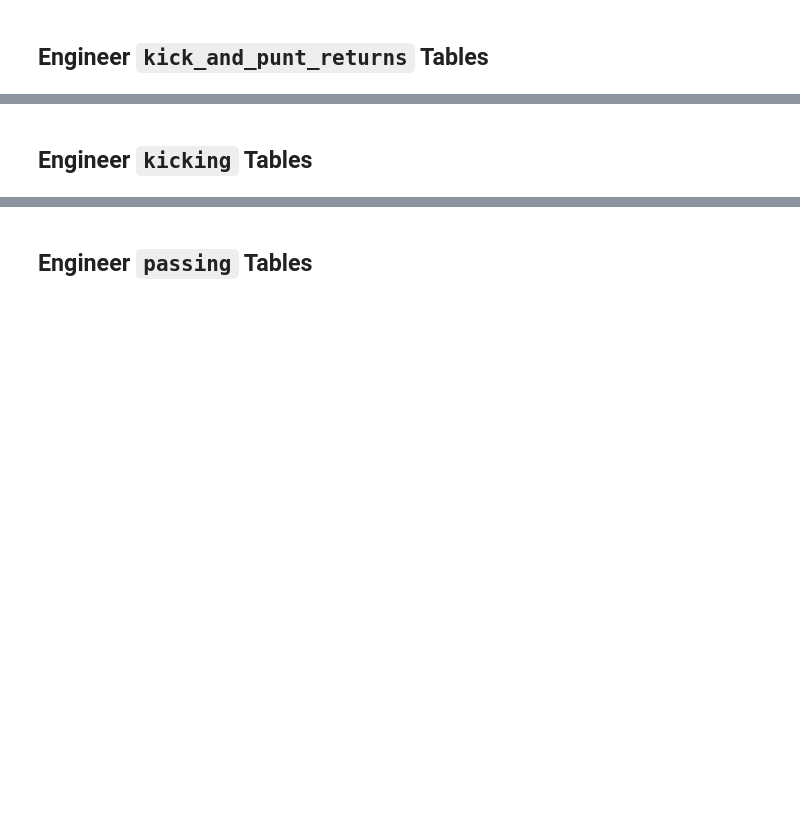
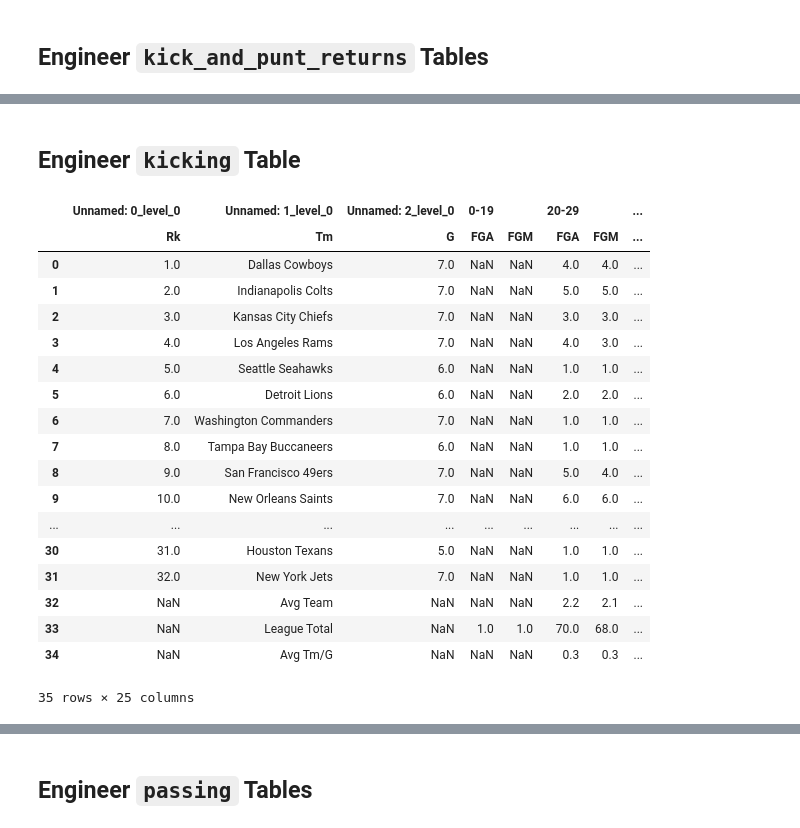
Before and after one commit to srmcdevitt03/DS-440-Capstone, a Jupyter notebook: code/01_data_processing_feature_engineering.ipynb, the cells around one changed output, grey strips where cells are left out. Drawn from its saved outputs; the diff is of its cells as text; code cells hidden in the pictures; blank space fills up the shorter version.

```diff
--- a/code/scraping-data.ipynb
+++ b/code/01_data_processing_feature_engineering.ipynb
@@ -180,5 +141,27 @@ kick_and_punt_returns_against_1 = dataframes["kick_and_punt_returns_against"].re
 # %% [markdown]
-## Engineer `kicking` Tables
+## Engineer `kicking` Table
+# %%
+display(dataframes["kicking"])
+# %% [output]
+|  | Unnamed: 0_level_0 | Unnamed: 1_level_0 | Unnamed: 2_level_0 | 0-19 |  | 20-29 |  | ... |
+|  | Rk | Tm | G | FGA | FGM | FGA | FGM | ... |
+| 0 | 1.0 | Dallas Cowboys | 7.0 | NaN | NaN | 4.0 | 4.0 | ... |
+| 1 | 2.0 | Indianapolis Colts | 7.0 | NaN | NaN | 5.0 | 5.0 | ... |
+| 2 | 3.0 | Kansas City Chiefs | 7.0 | NaN | NaN | 3.0 | 3.0 | ... |
+| 3 | 4.0 | Los Angeles Rams | 7.0 | NaN | NaN | 4.0 | 3.0 | ... |
+| 4 | 5.0 | Seattle Seahawks | 6.0 | NaN | NaN | 1.0 | 1.0 | ... |
+| 5 | 6.0 | Detroit Lions | 6.0 | NaN | NaN | 2.0 | 2.0 | ... |
+| 6 | 7.0 | Washington Commanders | 7.0 | NaN | NaN | 1.0 | 1.0 | ... |
+| 7 | 8.0 | Tampa Bay Buccaneers | 6.0 | NaN | NaN | 1.0 | 1.0 | ... |
+| 8 | 9.0 | San Francisco 49ers | 7.0 | NaN | NaN | 5.0 | 4.0 | ... |
+| 9 | 10.0 | New Orleans Saints | 7.0 | NaN | NaN | 6.0 | 6.0 | ... |
+| ... | ... | ... | ... | ... | ... | ... | ... | ... |
+| 30 | 31.0 | Houston Texans | 5.0 | NaN | NaN | 1.0 | 1.0 | ... |
+| 31 | 32.0 | New York Jets | 7.0 | NaN | NaN | 1.0 | 1.0 | ... |
+| 32 | NaN | Avg Team | NaN | NaN | NaN | 2.2 | 2.1 | ... |
+| 33 | NaN | League Total | NaN | 1.0 | 1.0 | 70.0 | 68.0 | ... |
+| 34 | NaN | Avg Tm/G | NaN | NaN | NaN | 0.3 | 0.3 | ... |
+35 rows × 25 columns
 # %%
 dataframes["kicking"].columns = ["Rk_FG", "Tm", "G", "FGA", "FGM", "FG%", "XPA", "XPM", "XP%"]
 
```
Also changed, not shown: parts of 26 cells of this notebook.
